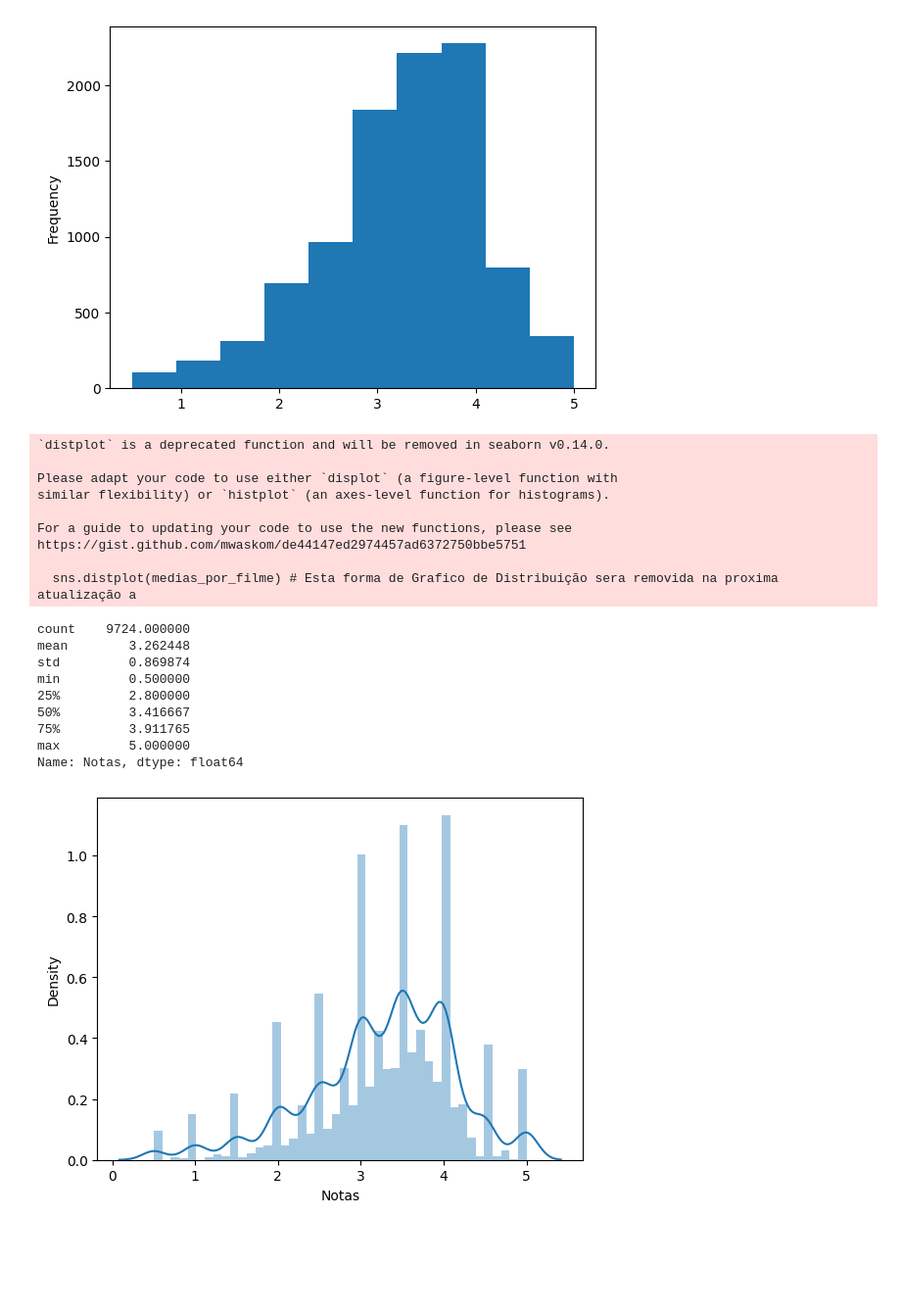
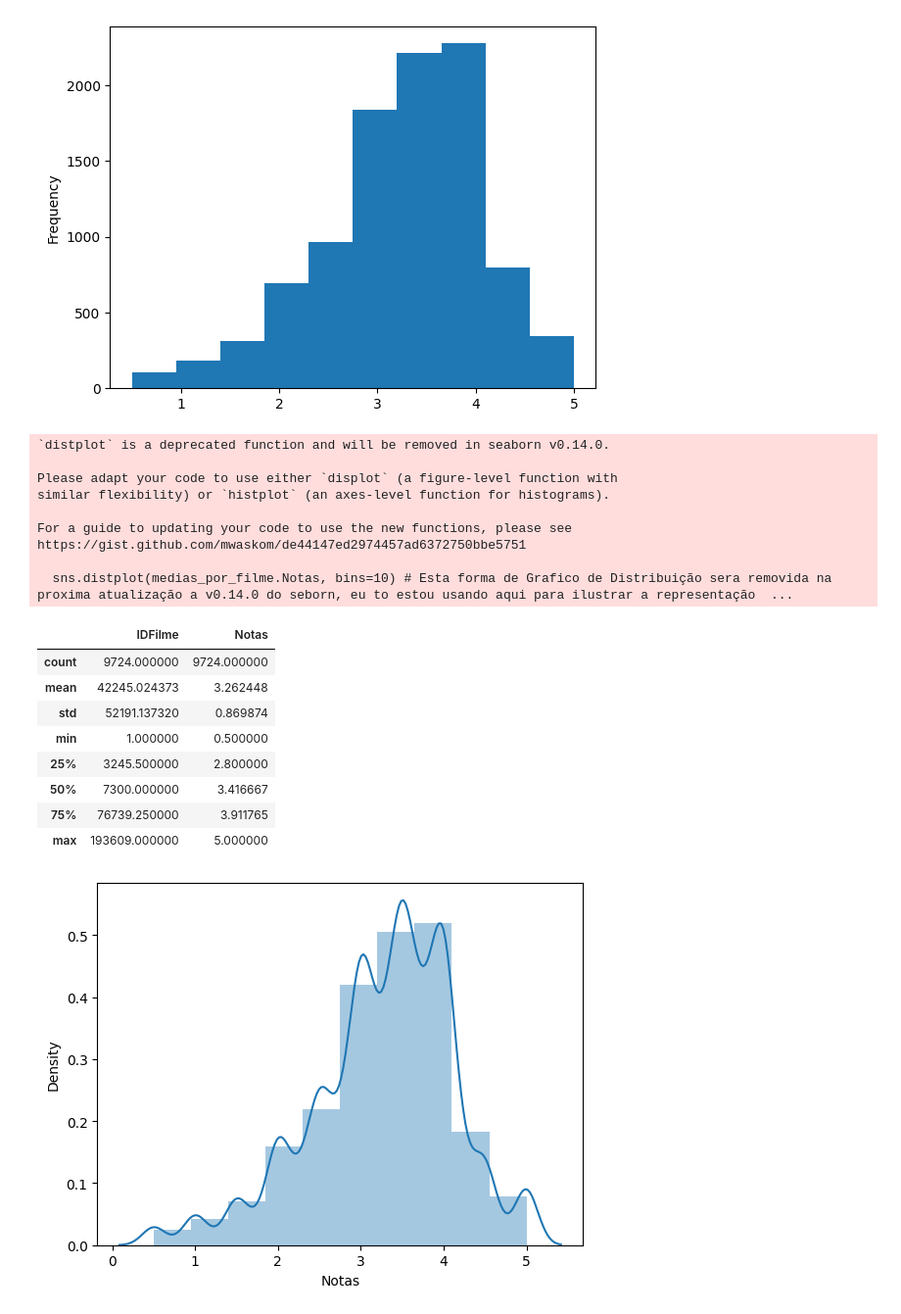
Before and after one commit to GeorgesBallister/Atividade-1-Python-para-DS-Individual-Estudo-Data-Science, a Jupyter notebook: ProjetoMovieLensFaculdade.ipynb, the cells around one changed output. Shown at 98% size. Drawn from its saved outputs; the diff is of its cells as text; code cells hidden in the pictures; blank space fills up the shorter version.

Commit message:
Finalização do codigo para envio da atividade!

```diff
--- a/ProjetoMovieLensFaculdade.ipynb
+++ b/ProjetoMovieLensFaculdade.ipynb
@@ -110,7 +115,7 @@ notasDS.groupby("IDFilme").mean()
 | 193609 | 331.000000 | 4.000000 | 1.537158e+09 |
 9724 rows × 3 columns
 # %%
-medias_por_filme = notasDS.groupby("IDFilme").mean()["Notas"]
+medias_por_filme = notasDS.groupby("IDFilme").mean()["Notas"].reset_index()
 # Neste trecho estamos extraindo apenas o valor da coluna [Notas] e o salvando dentro de um outro objeto dataset (medias_por_filme), pois não vai fazer sentido algum calcular a media di [IDUsuarios] e do [Momento], Porque são valores que não devem possuir qualquer operação
 medias_por_filme.head() # Aqui vamos vizualizar
 # %% [output]
@@ -127,26 +131,29 @@ medias_por_filme.plot(kind='hist')
 <Axes: ylabel='Frequency'>
 [figure]
 # %%
-sns.distplot(medias_por_filme) # Esta forma de Grafico de Distribuição sera removida na proxima atualização a v0.14.0 do seborn, eu to estou usando aqui para ilustrar a representação de dados
-# sns.histplot(medias_por_filme, kde=True, stat="density") # Esta aqui será a nova verção da função, pois ela aparece a disperção por densidade
+sns.distplot(medias_por_filme.Notas, bins=10) # Esta forma de Grafico de Distribuição sera removida na proxima atualização a v0.14.0 do seborn, eu to estou usando aqui para ilustrar a representação de dados
+
+# Explicando o (bins=10), bins vai nos trazer um recorte definido das distribuiçoes dos dados escolhidos, o quanto menor for esse recorte menos preciso vai ser o grafico e com menos barras verticais ira aparecer em sua visualização, o quanto maior for, mais preciso vai o grafico se apresentará. O valor da quantidade de bins deverá ser escolhida de acordo com a necessidade da quantidade relevante da taxa de amostragem para os dados atraves de conceitos matematicos
+
+#sns.histplot(medias_por_filme, kde=True, stat="density") # Esta aqui será a nova versão da função, pois ela aparece a disperção por densidade
 medias_por_filme.describe()
 # %% [output]
 `distplot` is a deprecated function and will be removed in seaborn v0.14.0.
 
 Please adapt your code to use either `displot` (a figure-level function with
 similar flexibility) or `histplot` (an axes-level function for histograms).
 
 For a guide to updating your code to use the new functions, please see
 https://gist.github.com/mwaskom/de44147ed2974457ad6372750bbe5751
 
-  sns.distplot(medias_por_filme) # Esta forma de Grafico de Distribuição sera removida na proxima atualização a
+  sns.distplot(medias_por_filme.Notas, bins=10) # Esta forma de Grafico de Distribuição sera removida na proxima atualização a v0.14.0 do seborn, eu to estou usando aqui para ilustrar a representação  ...
-count    9724.000000
-mean        3.262448
-std         0.869874
-min         0.500000
-25%         2.800000
-50%         3.416667
-75%         3.911765
-max         5.000000
-Name: Notas, dtype: float64
+|  | IDFilme | Notas |
+| count | 9724.000000 | 9724.000000 |
+| mean | 42245.024373 | 3.262448 |
+| std | 52191.137320 | 0.869874 |
+| min | 1.000000 | 0.500000 |
+| 25% | 3245.500000 | 2.800000 |
+| 50% | 7300.000000 | 3.416667 |
+| 75% | 76739.250000 | 3.911765 |
+| max | 193609.000000 | 5.000000 |
-[figure, old version]
+[figure, new version]
```
Also changed, not shown: parts of 13 cells of this notebook, 1 other file.
